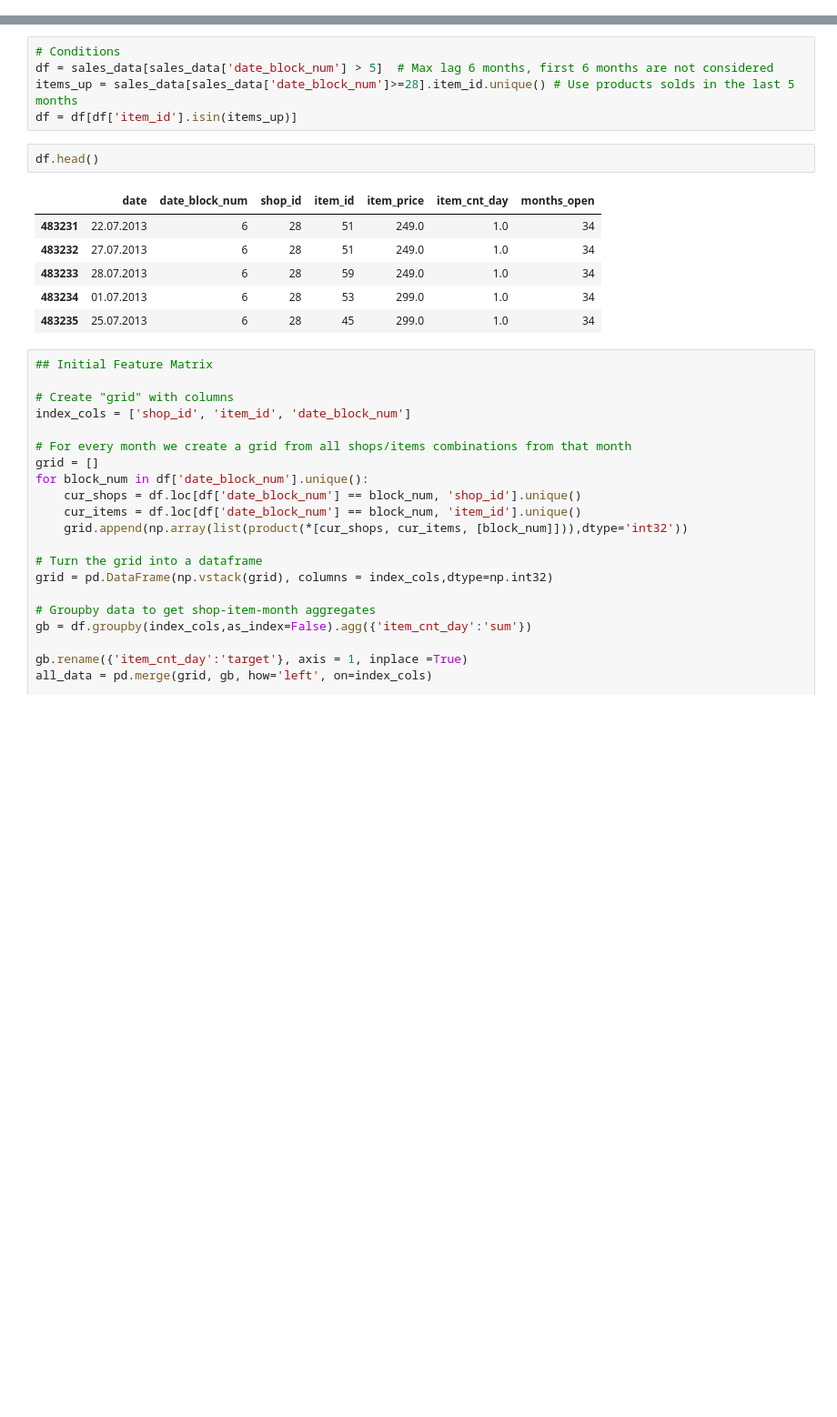
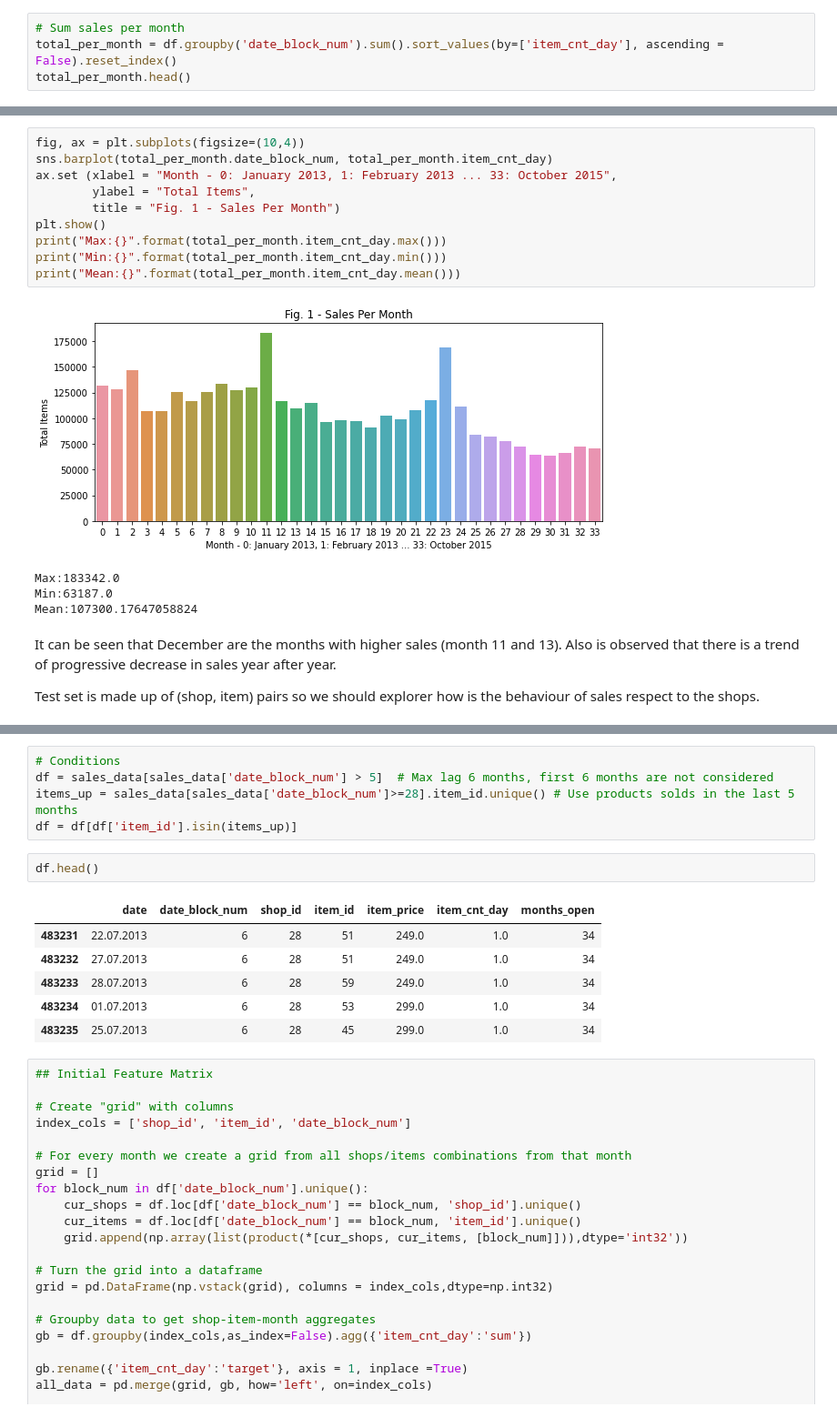
Before and after one commit to FutureAndroidLearn/coursera-kaggle-project, a Jupyter notebook: 04_Modelling_lag.ipynb, the cells around one changed output, grey strips where cells are left out. Shown: that part at 91% size. Drawn from its saved outputs; the diff is of its cells as text; blank space fills up the shorter version.

```diff
--- a/04_Modelling_lag.ipynb
+++ b/04_Modelling_lag.ipynb
@@ -60,0 +127,4 @@ test_data.head()
+# %%
+# Sum sales per month
+total_per_month = df.groupby('date_block_num').sum().sort_values(by=['item_cnt_day'], ascending = False).reset_index()
+total_per_month.head()
@@ -60,0 +138,19 @@ test_data.head()
+# %%
+fig, ax = plt.subplots(figsize=(10,4))
+sns.barplot(total_per_month.date_block_num, total_per_month.item_cnt_day)
+ax.set (xlabel = "Month - 0: January 2013, 1: February 2013 ... 33: October 2015",
+        ylabel = "Total Items",
+        title = "Fig. 1 - Sales Per Month")
+plt.show()
+print("Max:{}".format(total_per_month.item_cnt_day.max()))
+print("Min:{}".format(total_per_month.item_cnt_day.min()))
+print("Mean:{}".format(total_per_month.item_cnt_day.mean()))
+# %% [output]
+[figure, added]
+Max:183342.0
+Min:63187.0
+Mean:107300.17647058824
+# %% [markdown]
+It can be seen that December are the months with higher sales (month 11 and 13). Also is observed that there is a trend of progressive decrease in sales year after year.
+
+Test set is made up of (shop, item) pairs so we should explorer how is the behaviour of sales respect to the shops.
```
Also changed, not shown: parts of 42 cells of this notebook.
